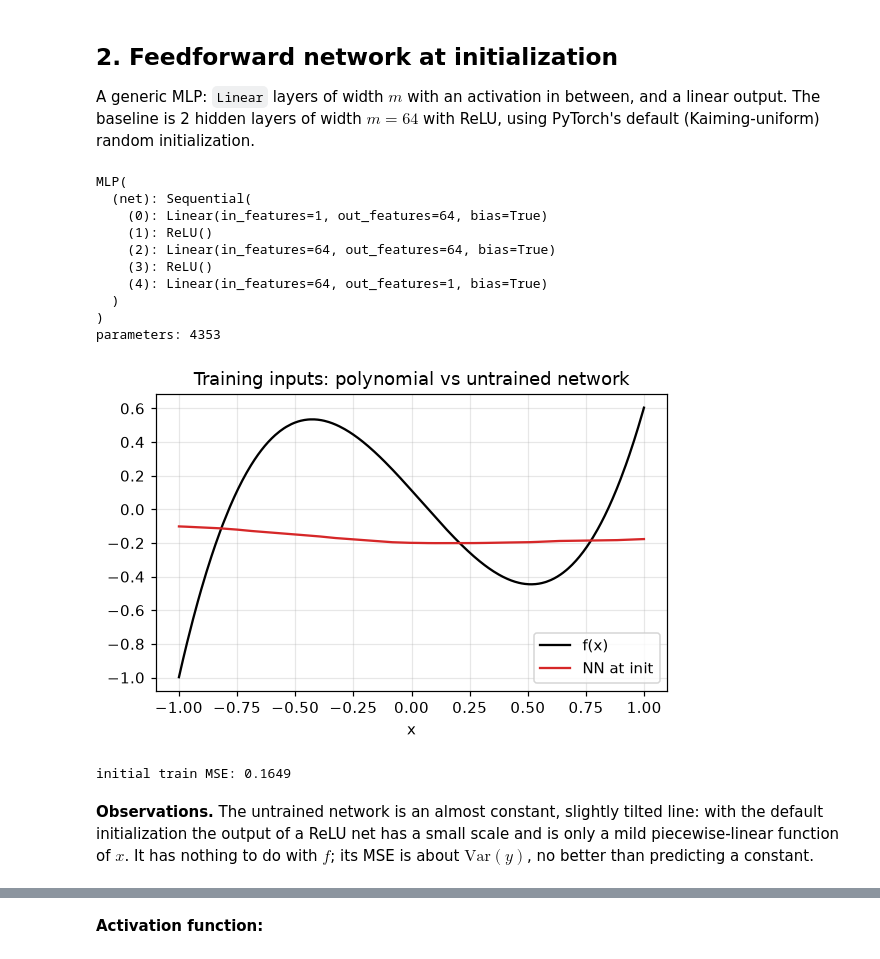
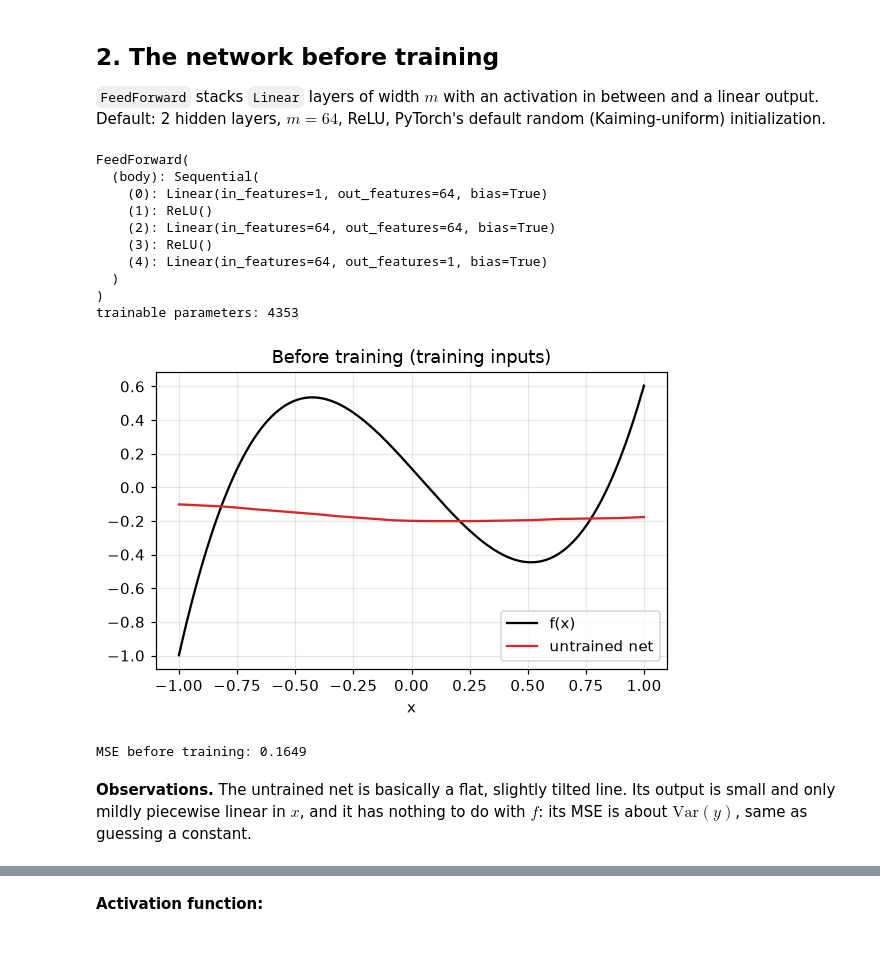
Before and after one commit to Space0code/emai-ml-lab2, a Jupyter notebook: part1.ipynb, the cells around one changed output, grey strips where cells are left out. Saved outputs shown, nothing was run; the diff lists cells and outputs as text; code cells hidden in the pictures.

```diff
--- a/part1.ipynb
+++ b/part1.ipynb
@@ -85,56 +87,55 @@ MSE of the true f (pure noise): train 4.02e-04, test 4.96e-04
 # %% [markdown]
-## 2. Feedforward network at initialization
+## 2. The network before training
 
-A generic MLP: `Linear` layers of width $m$ with an activation in between, and a linear output. The baseline is
-2 hidden layers of width $m = 64$ with ReLU, using PyTorch's default (Kaiming-uniform) random initialization.
+`FeedForward` stacks `Linear` layers of width $m$ with an activation in between and a linear output. Default:
+2 hidden layers, $m = 64$, ReLU, PyTorch's default random (Kaiming-uniform) initialization.
 # %%
-class MLP(nn.Module):
-    def __init__(self, in_dim=1, hidden=(64, 64), act=nn.ReLU):
+class FeedForward(nn.Module):
+    def __init__(self, d_in=1, widths=(64, 64), act=nn.ReLU):
         super().__init__()
-        layers, d = [], in_dim
-        for h in hidden:
-            layers += [nn.Linear(d, h), act()]
-            d = h
-        layers.append(nn.Linear(d, 1))
-        self.net = nn.Sequential(*layers)
+        blocks, d = [], d_in
+        for w in widths:
+            blocks += [nn.Linear(d, w), act()]
+            d = w
+        blocks.append(nn.Linear(d, 1))
+        self.body = nn.Sequential(*blocks)
 
     def forward(self, x):
-        return self.net(x)
+        return self.body(x)
 
-def n_params(model):
-    return sum(p.numel() for p in model.parameters())
+def count_params(net):
+    return sum(w.numel() for w in net.parameters())
 
 torch.manual_seed(0)
-model = MLP()
-print(model)
-print("parameters:", n_params(model))
+net = FeedForward()
+print(net)
+print("trainable parameters:", count_params(net))
 
-order = X_tr[:, 0].argsort()
+srt = Xtr[:, 0].argsort()
 with torch.no_grad():
-    y_init = model(X_tr)
+    out0 = net(Xtr)
 plt.figure(figsize=(6, 3.5))
-plt.plot(X_tr[order], polynomial(X_tr[order, 0].numpy(), coeffs), "k", label="f(x)")
-plt.plot(X_tr[order], y_init[order], "C3", label="NN at init")
-plt.xlabel("x"); plt.title("Training inputs: polynomial vs untrained network"); plt.legend()
+plt.plot(Xtr[srt], eval_poly(Xtr[srt, 0].numpy(), poly_c), "k", label="f(x)")
+plt.plot(Xtr[srt], out0[srt], "C3", label="untrained net")
+plt.xlabel("x"); plt.title("Before training (training inputs)"); plt.legend()
 plt.show()
-print(f"initial train MSE: {F.mse_loss(y_init, y_tr).item():.4f}")
+print(f"MSE before training: {F.mse_loss(out0, ytr).item():.4f}")
 # %% [output]
-MLP(
-  (net): Sequential(
+FeedForward(
+  (body): Sequential(
     (0): Linear(in_features=1, out_features=64, bias=True)
     (1): ReLU()
     (2): Linear(in_features=64, out_features=64, bias=True)
     (3): ReLU()
     (4): Linear(in_features=64, out_features=1, bias=True)
   )
 )
-parameters: 4353
+trainable parameters: 4353
-[figure, old version]
+[figure, new version]
-initial train MSE: 0.1649
+MSE before training: 0.1649
 # %% [markdown]
-**Observations.** The untrained network is an almost constant, slightly tilted line: with the default
-initialization the output of a ReLU net has a small scale and is only a mild piecewise-linear function of $x$.
-It has nothing to do with $f$; its MSE is about $\mathrm{Var}(y)$, no better than predicting a constant.
+**Observations.** The untrained net is basically a flat, slightly tilted line. Its output is small and only mildly
+piecewise linear in $x$, and it has nothing to do with $f$: its MSE is about $\mathrm{Var}(y)$, same as guessing a constant.
 # %% [markdown]
 ## 3. Training with MSE
 
```
Also changed, not shown: parts of 38 cells of this notebook.
